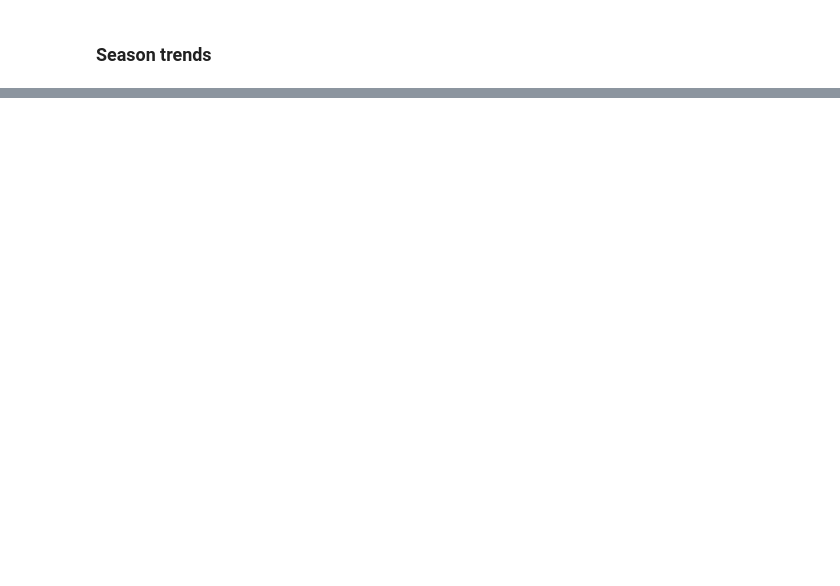
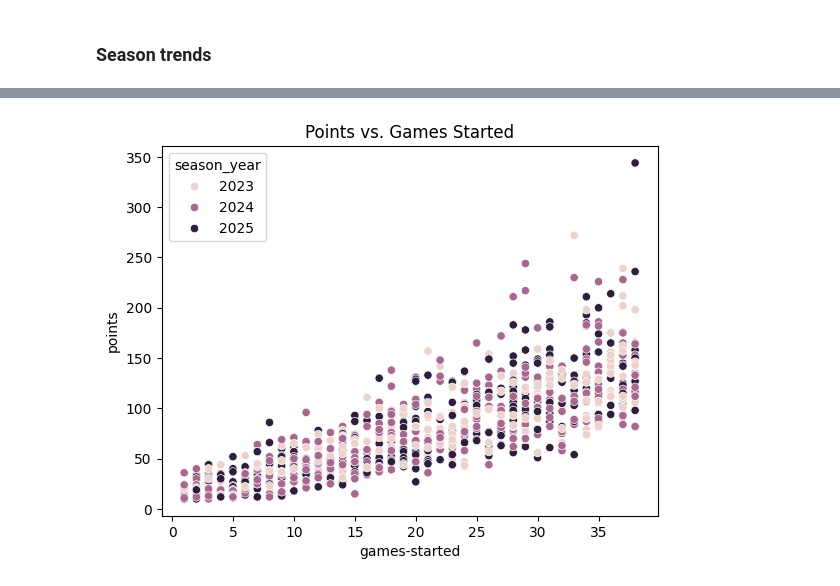
Before and after one commit to AliNowia/Fpl-performance-predictor, a Jupyter notebook: preprocessing.ipynb, the cells around one changed output, grey strips where cells are left out. Saved outputs shown, nothing was run; the diff lists cells and outputs as text; code cells hidden in the pictures; blank space fills up the shorter version.

```diff
--- a/preprocessing.ipynb
+++ b/preprocessing.ipynb
@@ -166,0 +171,6 @@ px.pie(top_clubs_per_season, top_clubs_per_season.club, top_clubs_per_season.Per
+# %%
+sns.scatterplot(df, x='games-started', y='points', hue='season_year')
+plt.title('Points vs. Games Started')
+plt.show()
+# %% [output]
+[figure, added]
```
Also changed, not shown: parts of 24 cells of this notebook, 4 other files.
